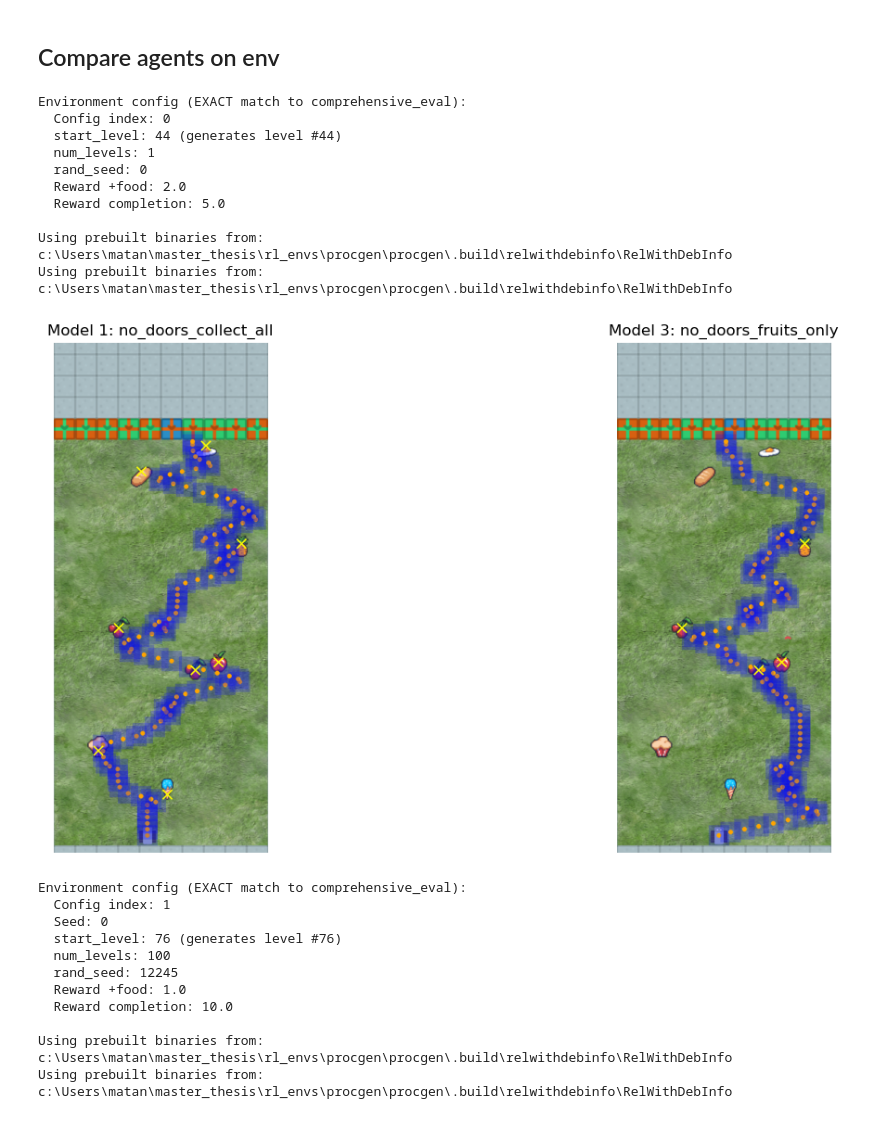
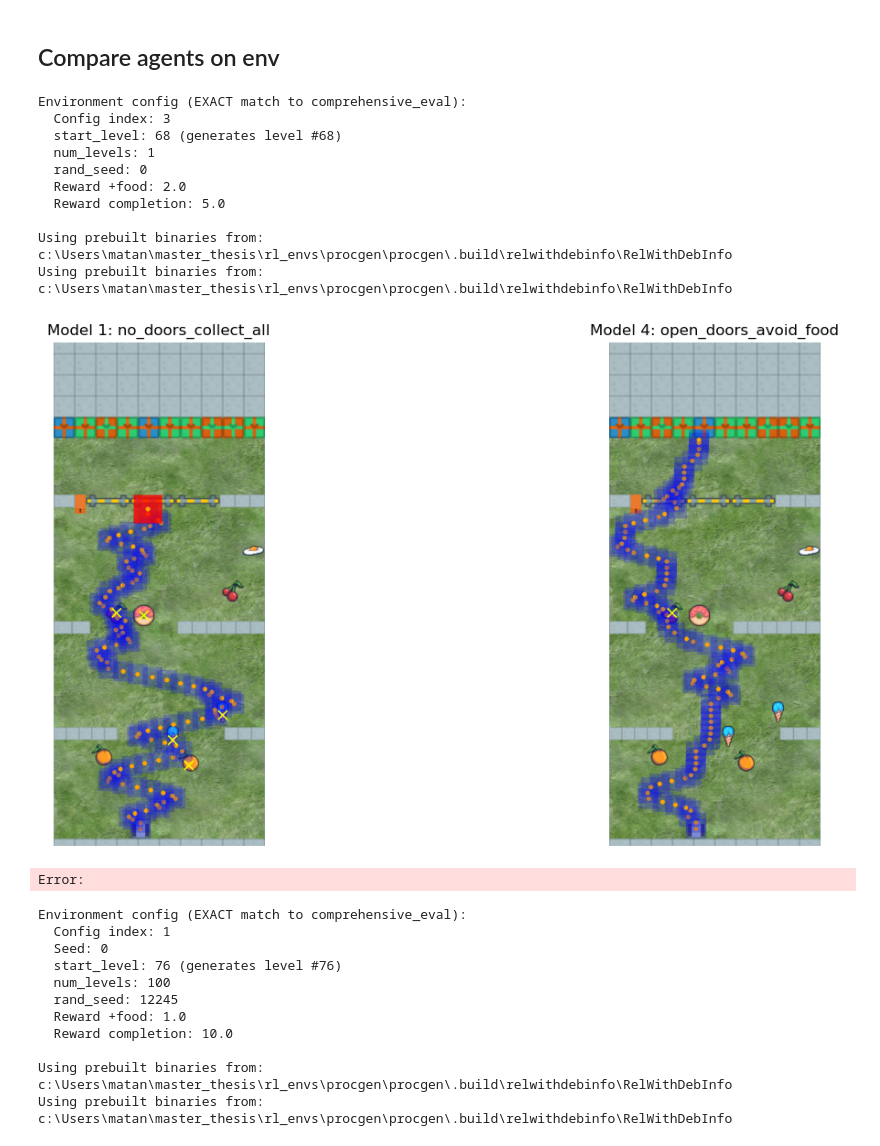
Before and after one commit to matansol/dpu_fruitbot, a Jupyter notebook: evaluate_agents.ipynb, the cells around one changed output. Drawn from its saved outputs; the diff is of its cells as text; code cells hidden in the pictures.

```diff
--- a/evaluate_agents.ipynb
+++ b/evaluate_agents.ipynb
@@ -786,15 +850,15 @@ import matplotlib.pyplot as plt
 
 # Match EXACTLY what evaluate_comprehensive.py does
 model1_index = 1
-model2_index = 3
+model2_index = 4
 model_path1 = easy_models_dict[model1_index]['path']
 model_path2 = easy_models_dict[model2_index]['path']
 
 agent1 = PPO.load(model_path1)
 agent2 = PPO.load(model_path2)
 
-config_index = 0
-start_level = 44
+config_index = 3
+start_level = 68
 
 seed=0
 
@@ -822,36 +886,37 @@ print(f"  rand_seed: {env_config['rand_seed']}")
 print(f"  Reward +food: {env_config['fruitbot_reward_positive']}")
 print(f"  Reward completion: {env_config['fruitbot_reward_completion']}")
 print()
 
 # Create environments - they will call reset() internally in compare_models
 env1 = gym.make("procgen:procgen-fruitbot-v0", **env_config)
 env2 = gym.make("procgen:procgen-fruitbot-v0", **env_config)
 
 image1, image2 = dpu_clf.compare_models(env1, env2, agent1, agent2)
 fig, axes = plt.subplots(1, 2, figsize=(16, 6))
 
 axes[0].imshow(image1)
 axes[0].set_title(f"Model {model1_index}: {easy_models_dict[model1_index]['name']}")
 axes[0].axis('off')
 
 axes[1].imshow(image2)
 axes[1].set_title(f"Model {model2_index}: {easy_models_dict[model2_index]['name']}")
 axes[1].axis('off')
 
 plt.tight_layout()
 plt.show()
 # %% [output]
 Environment config (EXACT match to comprehensive_eval):
-  Config index: 0
-  start_level: 44 (generates level #44)
+  Config index: 3
+  start_level: 68 (generates level #68)
   num_levels: 1
   rand_seed: 0
   Reward +food: 2.0
   Reward completion: 5.0
 
 Using prebuilt binaries from: c:\Users\matan\master_thesis\rl_envs\procgen\procgen\.build\relwithdebinfo\RelWithDebInfo
 Using prebuilt binaries from: c:\Users\matan\master_thesis\rl_envs\procgen\procgen\.build\relwithdebinfo\RelWithDebInfo
-[figure, old version]
+[figure, new version]
+Error:
 # %%
 import dpu_clf
 from stable_baselines3 import PPO
```
Also changed, not shown: parts of 3 cells of this notebook, 31 other files.
